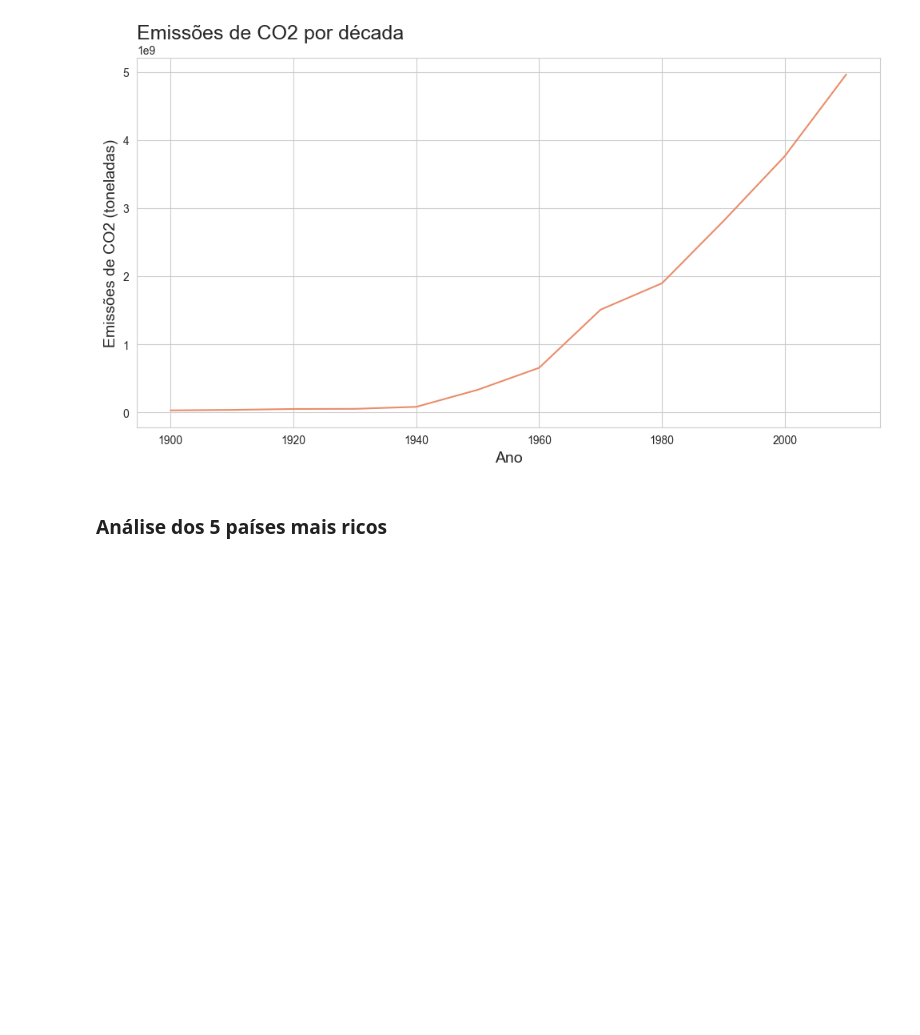
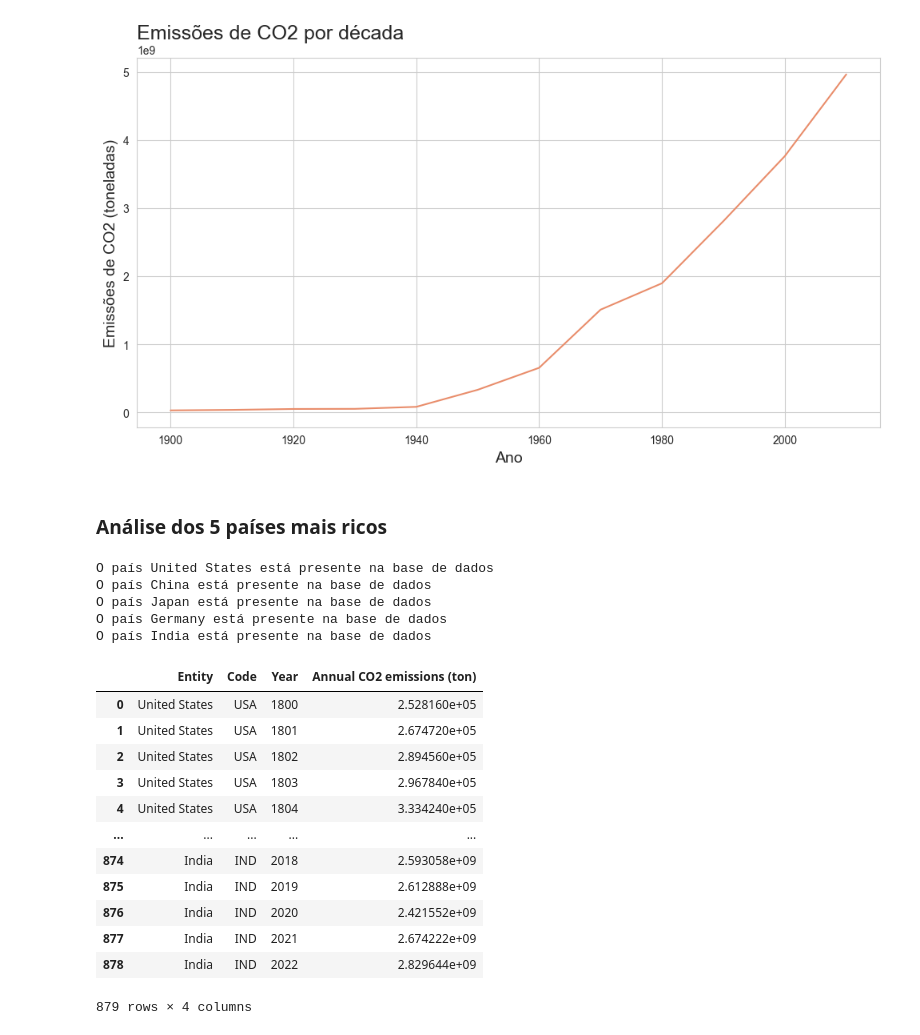
Before and after one commit to TiagoCNO/historical-carbon-emissions-analysis, a Jupyter notebook: historical_analysis_carbon_emissions.ipynb, the cells around one changed output. Cells and saved outputs as stored; diff of their text form; code cells hidden in the pictures; blank space fills up the shorter version.

```diff
--- a/historical_analysis_carbon_emissions.ipynb
+++ b/historical_analysis_carbon_emissions.ipynb
@@ -248,0 +264,28 @@ df_top_five = df[df['Entity'] == '']
+# %%
+paises_desejados = ['United States', 'China', 'Japan', 'Germany', 'India']
+
+top_five = valida_paises(paises_desejados)
+# %% [output]
+O país United States está presente na base de dados
+O país China está presente na base de dados
+O país Japan está presente na base de dados
+O país Germany está presente na base de dados
+O país India está presente na base de dados
+# %%
+df_top_five = criando_dataframe_seletivo(top_five)   # type: ignore
+df_top_five.reset_index(inplace= True, drop= True)
+df_top_five
+# %% [output]
+|  | Entity | Code | Year | Annual CO2 emissions (ton) |
+| 0 | United States | USA | 1800 | 2.528160e+05 |
+| 1 | United States | USA | 1801 | 2.674720e+05 |
+| 2 | United States | USA | 1802 | 2.894560e+05 |
+| 3 | United States | USA | 1803 | 2.967840e+05 |
+| 4 | United States | USA | 1804 | 3.334240e+05 |
+| ... | ... | ... | ... | ... |
+| 874 | India | IND | 2018 | 2.593058e+09 |
+| 875 | India | IND | 2019 | 2.612888e+09 |
+| 876 | India | IND | 2020 | 2.421552e+09 |
+| 877 | India | IND | 2021 | 2.674222e+09 |
+| 878 | India | IND | 2022 | 2.829644e+09 |
+879 rows × 4 columns
```
Also changed, not shown: parts of 8 cells of this notebook.
